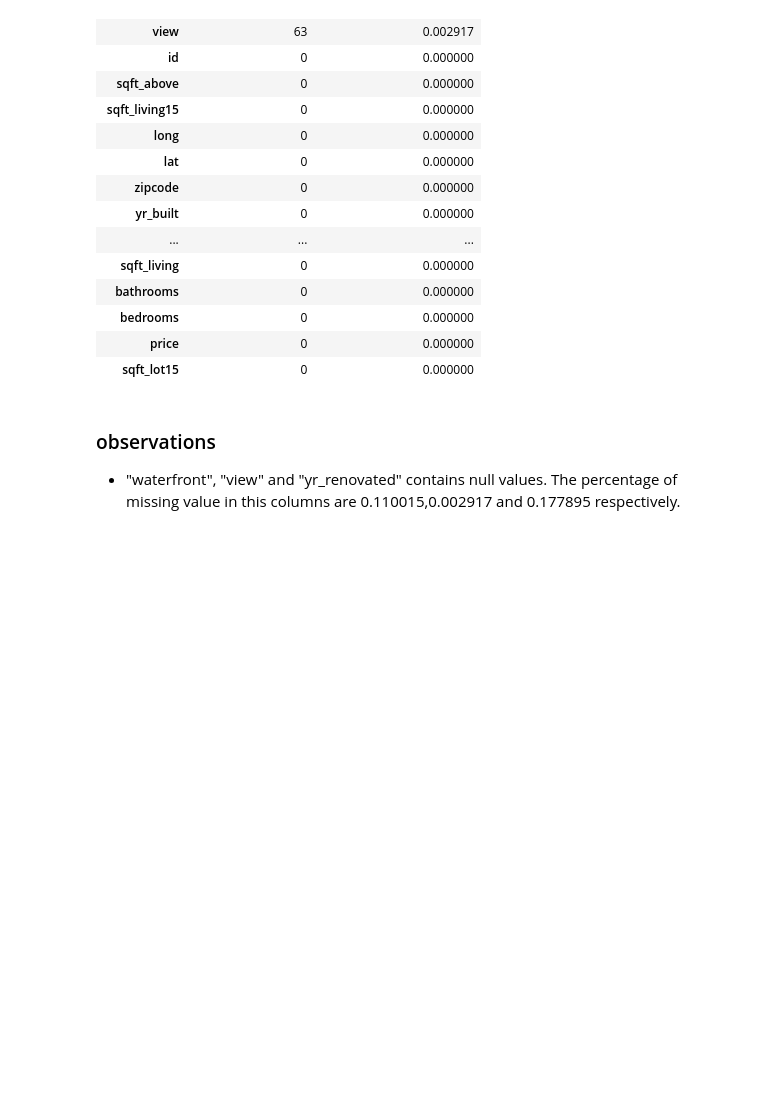
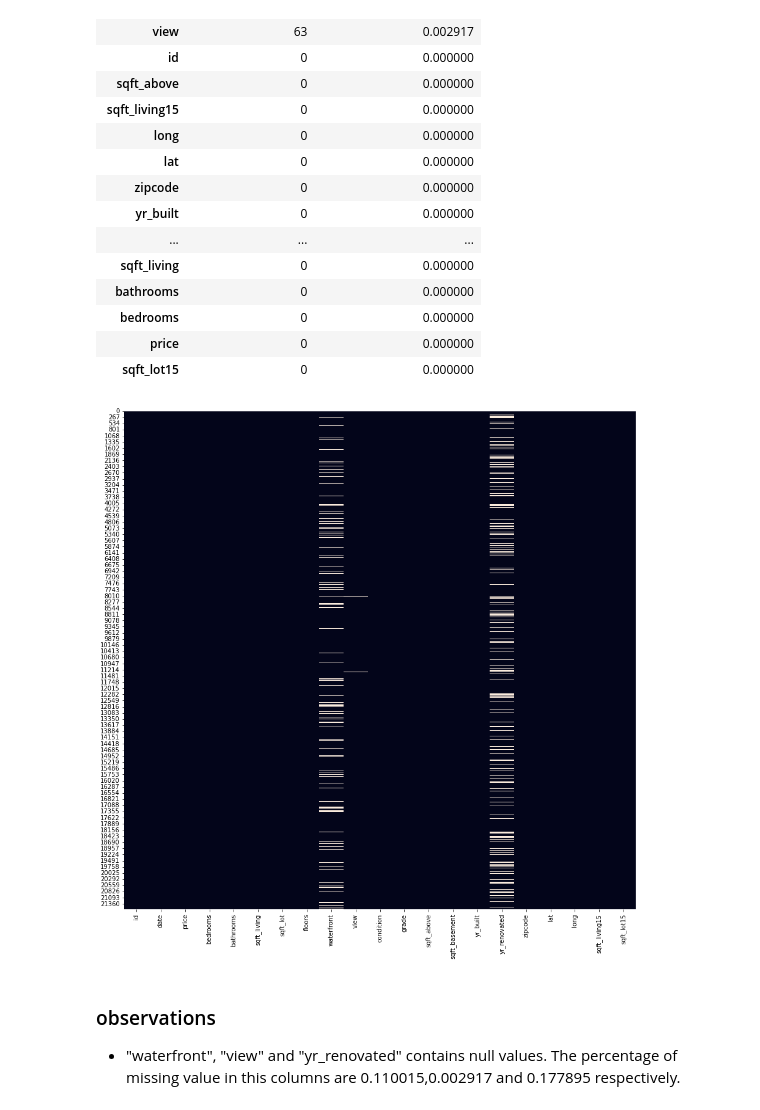
Before and after one commit to janejeshen/dsc-phase-2-project-v2-3, a Jupyter notebook: student.ipynb, the cells around one changed output. Cells and saved outputs as stored; diff of their text form; code cells hidden in the pictures; blank space fills up the shorter version.

```diff
--- a/student.ipynb
+++ b/student.ipynb
@@ -203,6 +203,12 @@ missing_data
 | bedrooms | 0 | 0.000000 |
 | price | 0 | 0.000000 |
 | sqft_lot15 | 0 | 0.000000 |
+# %%
+# Visualizing the null values
+plt.figure(figsize=(15, 15))
+sns.heatmap(houses_df.isnull(), cbar=False);
+# %% [output]
+[figure, added]
 # %% [markdown]
 ### observations
 * "waterfront", "view" and "yr_renovated" contains null values. The percentage of missing value in this columns are 0.110015,0.002917 and 0.177895 respectively.
```
Also changed, not shown: parts of 57 cells of this notebook.
